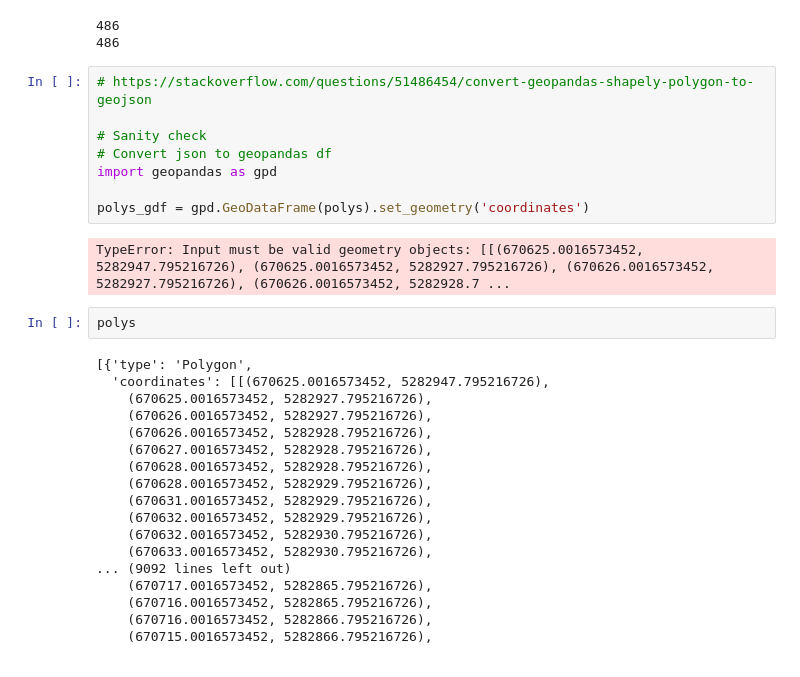
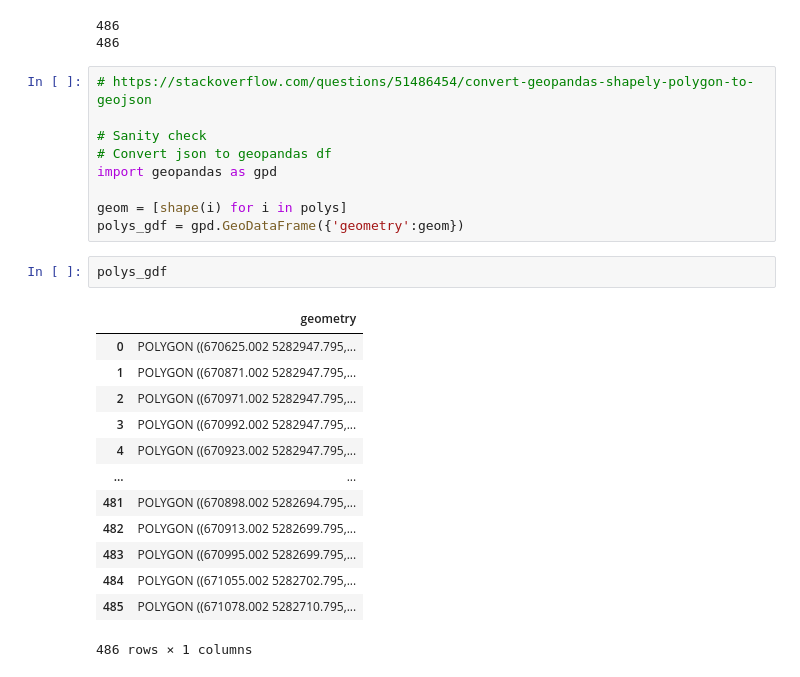
Before and after one commit to redfoxgis/river-width, a Jupyter notebook: width.ipynb, the cells around one changed output. Saved outputs shown, nothing was run; the diff lists cells and outputs as text.

Commit message:
Convert segments polys to pandas geodataframe

```diff
--- a/width.ipynb
+++ b/width.ipynb
@@ -84,26 +85,21 @@ print(len(polys))
 # Convert json to geopandas df
 import geopandas as gpd
 
-polys_gdf = gpd.GeoDataFrame(polys).set_geometry('coordinates')
+geom = [shape(i) for i in polys]
+polys_gdf = gpd.GeoDataFrame({'geometry':geom})
-# %% [output]
-TypeError: Input must be valid geometry objects: [[(670625.0016573452, 5282947.795216726), (670625.0016573452, 5282927.795216726), (670626.0016573452, 5282927.795216726), (670626.0016573452, 5282928.7 ...
-# %%
-polys
-# %% [output]
-[{'type': 'Polygon',
-  'coordinates': [[(670625.0016573452, 5282947.795216726),
-    (670625.0016573452, 5282927.795216726),
-    (670626.0016573452, 5282927.795216726),
-    (670626.0016573452, 5282928.795216726),
-    (670627.0016573452, 5282928.795216726),
-    (670628.0016573452, 5282928.795216726),
-    (670628.0016573452, 5282929.795216726),
-    (670631.0016573452, 5282929.795216726),
-    (670632.0016573452, 5282929.795216726),
-    (670632.0016573452, 5282930.795216726),
-    (670633.0016573452, 5282930.795216726),
-... (9092 lines left out)
-    (670717.0016573452, 5282865.795216726),
-    (670716.0016573452, 5282865.795216726),
-    (670716.0016573452, 5282866.795216726),
-    (670715.0016573452, 5282866.795216726),
+# %%
+polys_gdf
+# %% [output]
+|  | geometry |
+| 0 | POLYGON ((670625.002 5282947.795,... |
+| 1 | POLYGON ((670871.002 5282947.795,... |
+| 2 | POLYGON ((670971.002 5282947.795,... |
+| 3 | POLYGON ((670992.002 5282947.795,... |
+| 4 | POLYGON ((670923.002 5282947.795,... |
+| ... | ... |
+| 481 | POLYGON ((670898.002 5282694.795,... |
+| 482 | POLYGON ((670913.002 5282699.795,... |
+| 483 | POLYGON ((670995.002 5282699.795,... |
+| 484 | POLYGON ((671055.002 5282702.795,... |
+| 485 | POLYGON ((671078.002 5282710.795,... |
+486 rows × 1 columns
```
Also changed, not shown: parts of 1 cell of this notebook.
